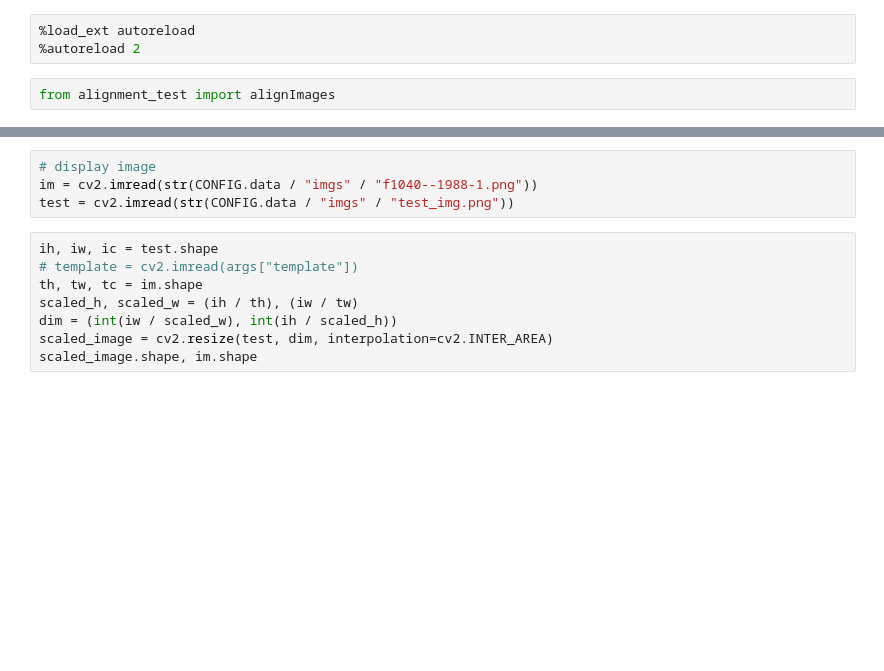
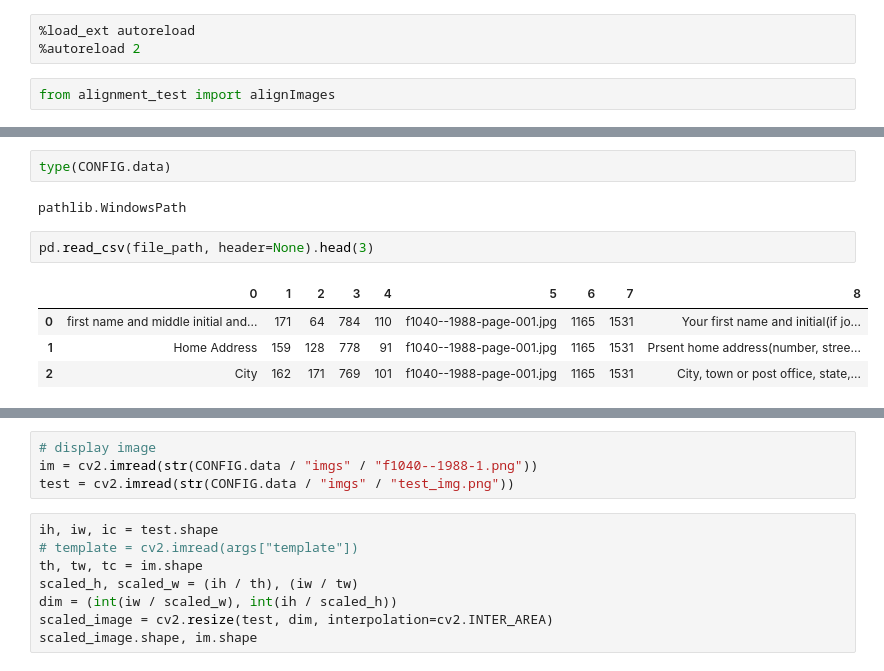
Before and after one commit to txnguyen292/OCR_automatic_data_entry, a Jupyter notebook: notebook/ocr.ipynb, the cells around one changed output, grey strips where cells are left out. Drawn from its saved outputs; the diff is of its cells as text; blank space fills up the shorter version.

```diff
--- a/notebook/ocr.ipynb
+++ b/notebook/ocr.ipynb
@@ -29,0 +47,11 @@ df.head()
+# %%
+type(CONFIG.data)
+# %% [output]
+pathlib.WindowsPath
+# %%
+pd.read_csv(file_path, header=None).head(3)
+# %% [output]
+|  | 0 | 1 | 2 | 3 | 4 | 5 | 6 | 7 | 8 |
+| 0 | first name and middle initial and... | 171 | 64 | 784 | 110 | f1040--1988-page-001.jpg | 1165 | 1531 | Your first name and initial(if jo... |
+| 1 | Home Address | 159 | 128 | 778 | 91 | f1040--1988-page-001.jpg | 1165 | 1531 | Prsent home address(number, stree... |
+| 2 | City | 162 | 171 | 769 | 101 | f1040--1988-page-001.jpg | 1165 | 1531 | City, town or post office, state,... |
```
Also changed, not shown: parts of 8 cells of this notebook.
